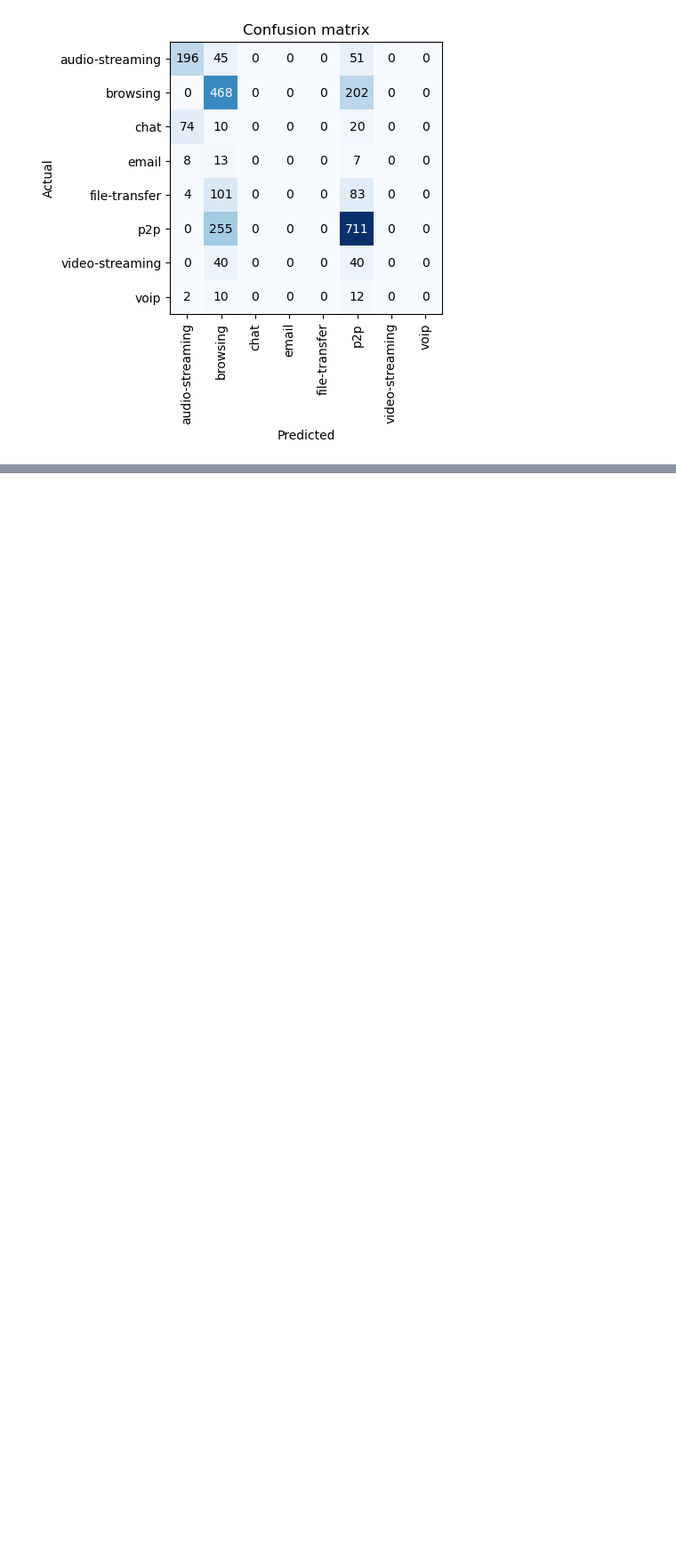
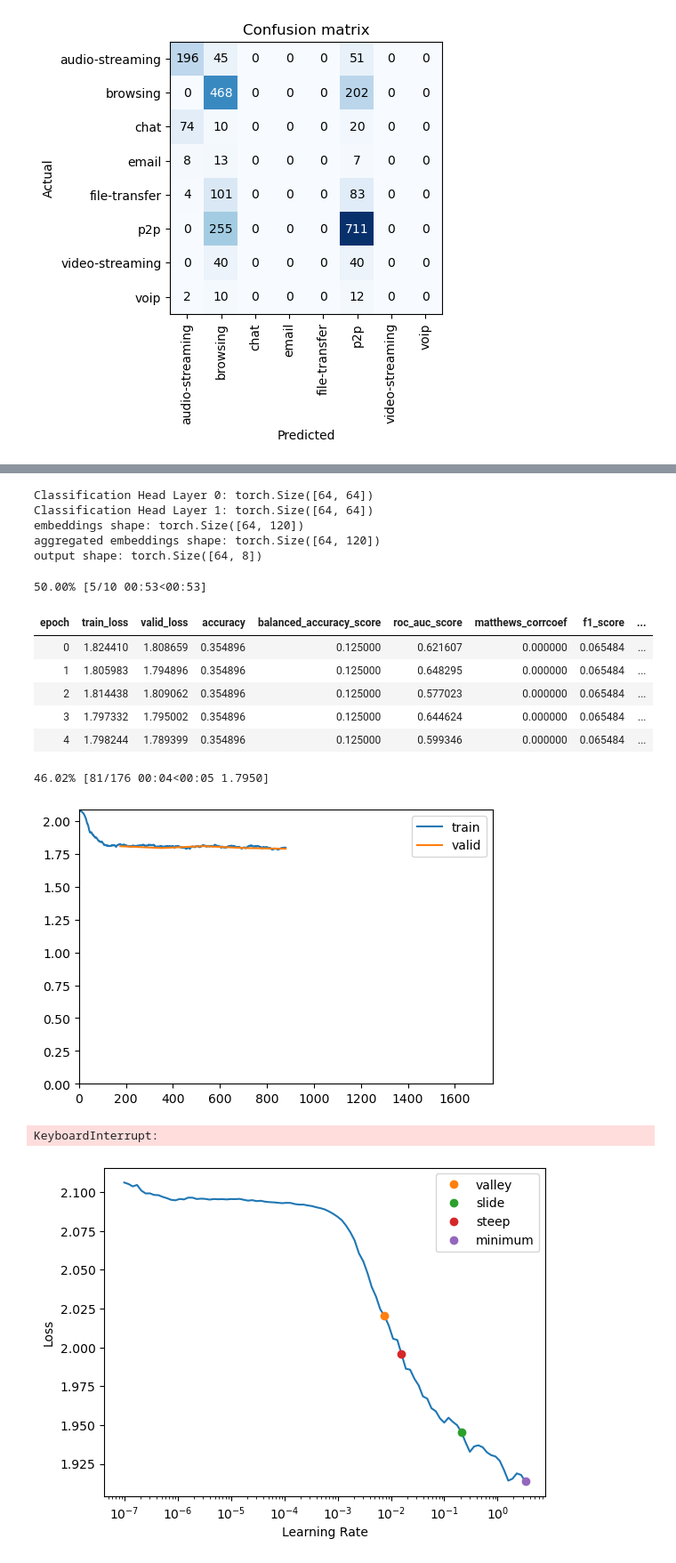
Before and after one commit to Colorado-Mesa-University-Cybersecurity/TrafficFlowForecasting, a Jupyter notebook: warins_experiments/main/early_tabular_transformer_prototype.ipynb, the cells around one changed output, grey strips where cells are left out. Shown at 89% size. Saved outputs shown, nothing was run; the diff lists cells and outputs as text; code cells hidden in the pictures; blank space fills up the shorter version.

```diff
--- a/warins_experiments/main/early_tabular_transformer_prototype.ipynb
+++ b/warins_experiments/main/early_tabular_transformer_prototype.ipynb
@@ -1455,3 +1538,45 @@ Learnable Parameters:                   245454
 [figure]
 [figure]
 [figure]
+# %%
+results_flow_transformer_8 = run_torch_nn_experiment(
+    df.drop(['Traffic Type'], axis=1),
+    dataset_1['File'],
+    'Application Type',
+    FlowTransformer,
+    config = {
+        'feature_groups': feature_groups,
+        'activation': nn.ReLU(),
+        'verbose': True,
+        'embeddings': {
+            'embedding_size': 120,
+            'use_rff': True,
+            'rff_dim': 64,
+            'rff_std': 2.5,
+            'learnable_rff_std': False,
+        },
+        'encoder':{
+            'layers': 2,
+            'heads': 4,
+            'forward_expansion': 2,
+            'pre_norm': False,
+            'dropout': 0.0,
+        },
+        'aggregation': {
+            'type': 'LSTM',
+            'layers': 2,
+        },
+        'classification_head': {
+            'layers': 2,
+            'hidden_size': 64,
+            'batch_norm': False,
+            'activation': nn.ReLU(),
+        }
+    }
+)
+
+
+model = results_flow_transformer_8.model.model.model
+
+print(f"Learnable Parameters: \t\t\t{sum(p.numel() for p in model.parameters() if p.requires_grad)}")
+# %% [output]
@@ -1457,0 +1587,16 @@ Learnable Parameters:                   245454
+Classification Head Layer 0: torch.Size([64, 64])
+Classification Head Layer 1: torch.Size([64, 64])
+embeddings shape: torch.Size([64, 120])
+aggregated embeddings shape: torch.Size([64, 120])
+output shape: torch.Size([64, 8])
+50.00% [5/10 00:53<00:53]
+| epoch | train_loss | valid_loss | accuracy | balanced_accuracy_score | roc_auc_score | matthews_corrcoef | f1_score | ... |
+| 0 | 1.824410 | 1.808659 | 0.354896 | 0.125000 | 0.621607 | 0.000000 | 0.065484 | ... |
+| 1 | 1.805983 | 1.794896 | 0.354896 | 0.125000 | 0.648295 | 0.000000 | 0.065484 | ... |
+| 2 | 1.814438 | 1.809062 | 0.354896 | 0.125000 | 0.577023 | 0.000000 | 0.065484 | ... |
+| 3 | 1.797332 | 1.795002 | 0.354896 | 0.125000 | 0.644624 | 0.000000 | 0.065484 | ... |
+| 4 | 1.798244 | 1.789399 | 0.354896 | 0.125000 | 0.599346 | 0.000000 | 0.065484 | ... |
+46.02% [81/176 00:04<00:05 1.7950]
+[figure, added]
+KeyboardInterrupt:
+[figure, added]
```
Also changed, not shown: parts of 14 cells of this notebook.
